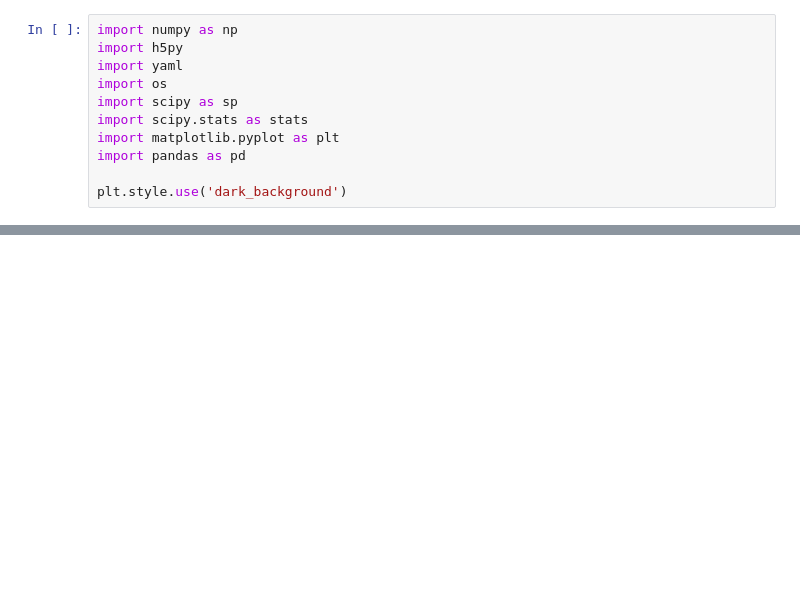
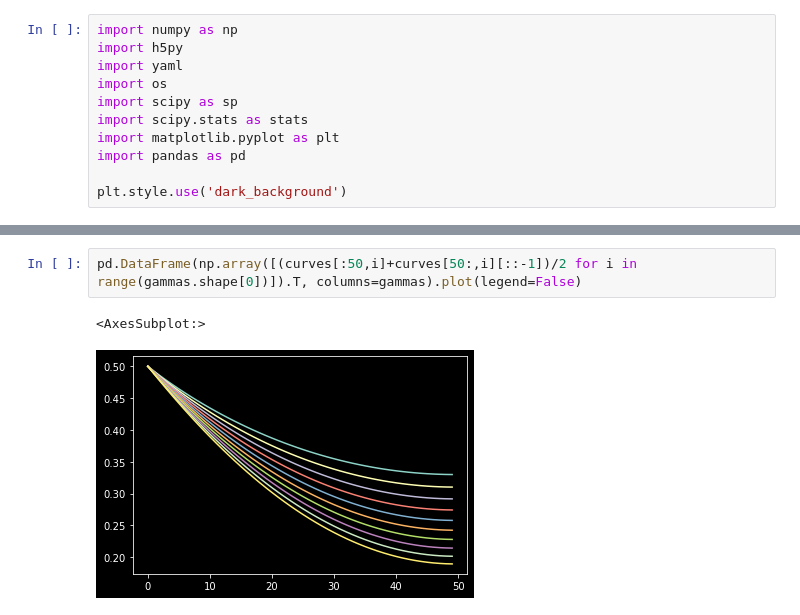
Before and after one commit to spinoza-centre/expectation_orientation, a Jupyter notebook: data/gamma.ipynb, the cells around one changed output, grey strips where cells are left out. Drawn from its saved outputs; the diff is of its cells as text; blank space fills up the shorter version.

```diff
--- a/data/gamma.ipynb
+++ b/data/gamma.ipynb
@@ -39,0 +72,5 @@ plt.savefig('gamma.png')
+# %%
+pd.DataFrame(np.array([(curves[:50,i]+curves[50:,i][::-1])/2 for i in range(gammas.shape[0])]).T, columns=gammas).plot(legend=False)
+# %% [output]
+<AxesSubplot:>
+[figure, added]
```
Also changed, not shown: parts of 3 cells of this notebook, 4 other files.
